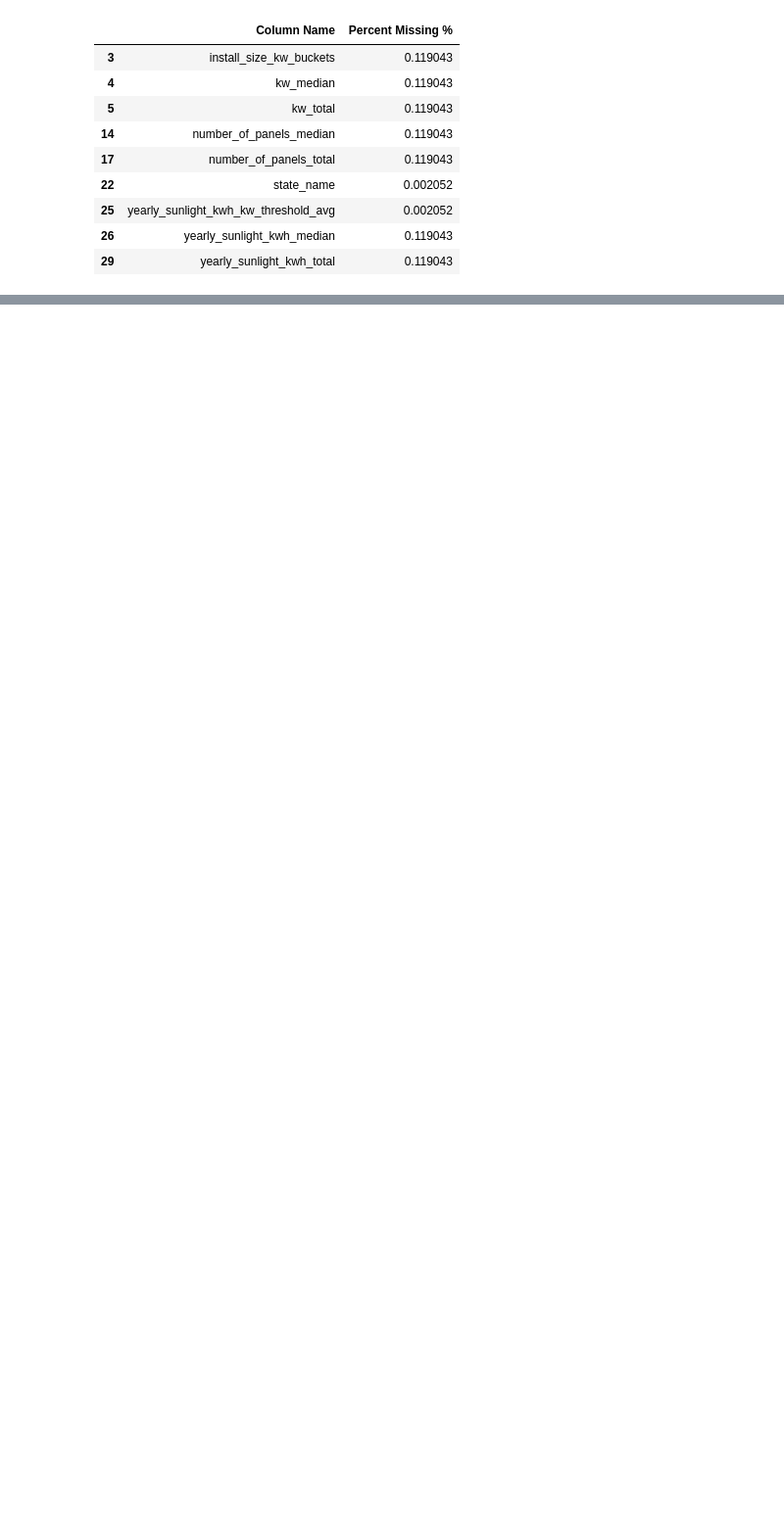
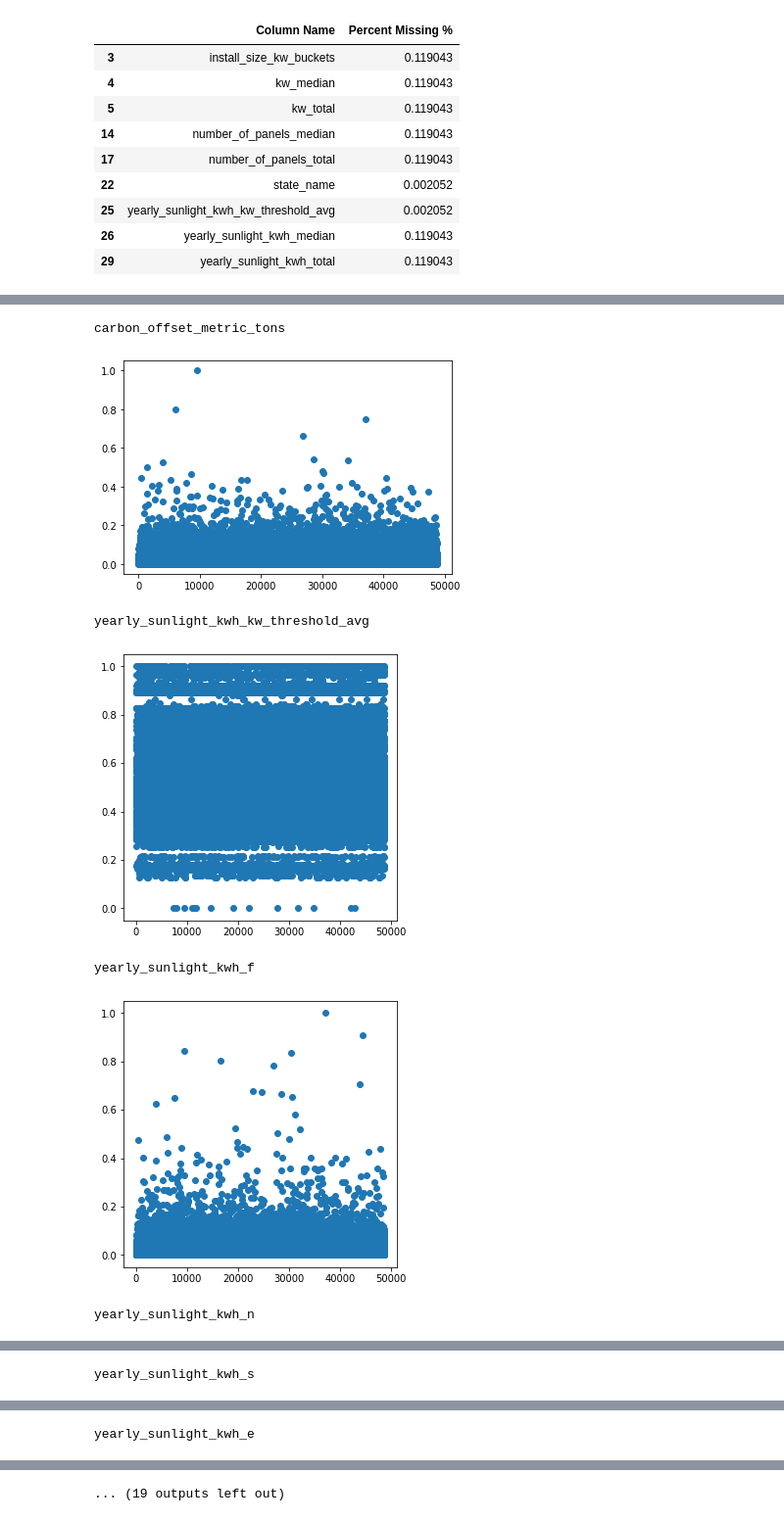
Before and after one commit to edwardb1203/GoogleSunroofML, a Jupyter notebook: GoogleSunroofML.ipynb, the cells around one changed output, grey strips where cells are left out. Shown at 98% size. Saved outputs shown, nothing was run; the diff lists cells and outputs as text; code cells hidden in the pictures; blank space fills up the shorter version.

```diff
--- a/GoogleSunroofML.ipynb
+++ b/GoogleSunroofML.ipynb
@@ -104,0 +126,30 @@ df.head()
+# %%
+for col in desired_columns:
+  print(col)
+  x = range(len(df[col]))
+  y = df[col]
+  plt.scatter(x, y)
+  plt.show()
+  plt.rcParams["figure.figsize"] = (5,5)
+# %%
+carbon_scores = []
+carbon_offset_range = (max(df['carbon_offset_metric_tons']) - min(df['carbon_offset_metric_tons']))
+carbon_offset_min = min(df['carbon_offset_metric_tons'])
+
+for carbon_offset_metric_tons in df['carbon_offset_metric_tons']:
+  next_score = (carbon_offset_metric_tons - carbon_offset_min) / carbon_offset_range
+  next_score = np.ceil(next_score * 5)
+  if(next_score == 0): next_score = 1
+  carbon_scores.append(next_score)
+
+# Using DataFrame.insert() to add a column
+# df.insert(1, "carbon_score", carbon_scores, True)
+df.describe()
+# %% [output]
+carbon_offset_metric_tons
+[figure, added]
+yearly_sunlight_kwh_kw_threshold_avg
+[figure, added]
+yearly_sunlight_kwh_f
+[figure, added]
+yearly_sunlight_kwh_n
@@ -104,0 +157 @@ df.head()
+yearly_sunlight_kwh_s
@@ -104,0 +159 @@ df.head()
+yearly_sunlight_kwh_e
@@ -104,0 +161 @@ df.head()
+... (19 outputs left out)
```
Also changed, not shown: parts of 43 cells of this notebook.
